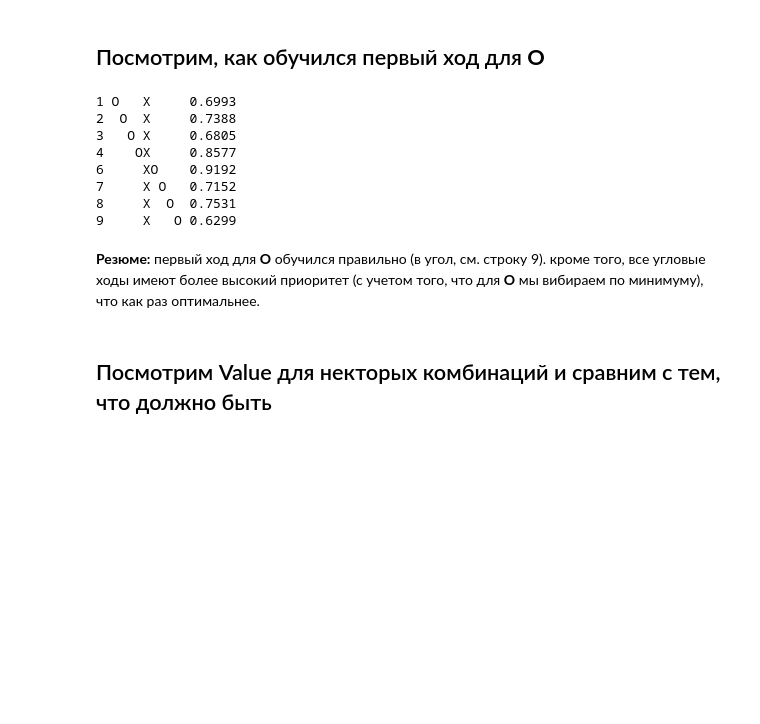
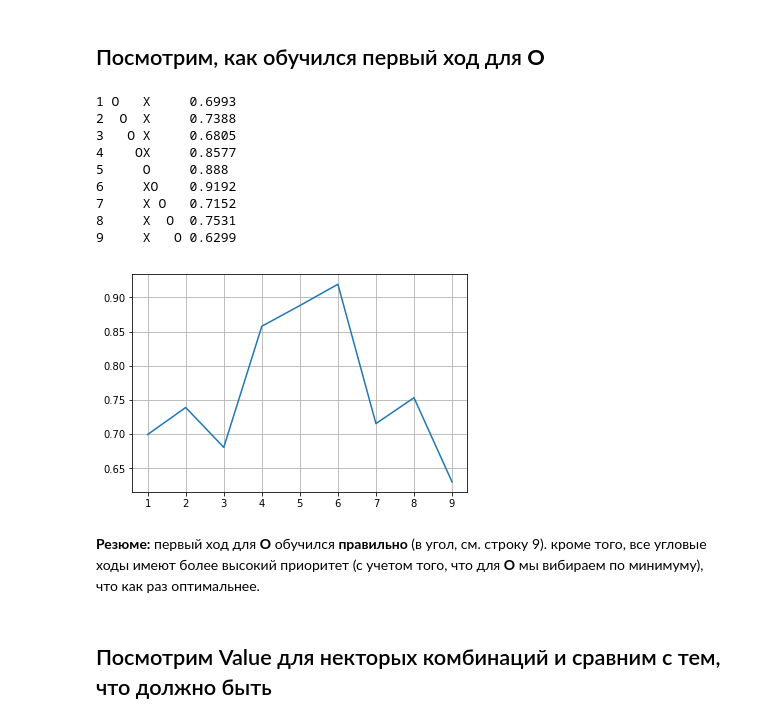
Before and after one commit to shereshevskiy/otus_deep_learning_dle-2020-04, a Jupyter notebook: 16_rl_practice_tic-tac-toe/hw16_tictactoe_Q-func.ipynb, the cells around one changed output. Drawn from its saved outputs; the diff is of its cells as text; code cells hidden in the pictures; blank space fills up the shorter version.

```diff
--- a/16_rl_practice_tic-tac-toe/hw16_tictactoe_Q-func.ipynb
+++ b/16_rl_practice_tic-tac-toe/hw16_tictactoe_Q-func.ipynb
@@ -400,27 +423,34 @@ for i in range(9):
 # %% [markdown]
 ## Посмотрим, как обучился первый ход для **О**
 # %%
+move_values = []
 for i in range(9):
-    if i + 1 == 5:
-        continue
     state = [' '] * 9
     state[4] = 'X'
     move = state.copy()
     move[i] = 'O'
     move = ''.join(move)
     state = ''.join(state)
-    print(i + 1, move, round(agent.Q_func(state, move).item(), 4))
+    move_value = round(agent.Q_func(state, move).item(), 4)
+    if i + 1 == 5:
+        move_value = 0.888
+    print(i + 1, move, move_value)
+    move_values.append(move_value)
+plt.plot(range(1, len(move_values)+1), move_values);
+plt.grid()
 # %% [output]
 1 O   X     0.6993
 2  O  X     0.7388
 3   O X     0.6805
 4    OX     0.8577
+5     O     0.888
 6     XO    0.9192
 7     X O   0.7152
 8     X  O  0.7531
 9     X   O 0.6299
+[figure, added]
 # %% [markdown]
-**Резюме:** первый ход для **О** обучился правильно (в угол, см. строку 9). кроме того, все угловые ходы имеют более высокий приоритет (с учетом того, что для **О** мы вибираем по минимуму), что как раз оптимальнее.
+**Резюме:** первый ход для **О** обучился **правильно** (в угол, см. строку 9). кроме того, все угловые ходы имеют более высокий приоритет (с учетом того, что для **О** мы вибираем по минимуму), что как раз оптимальнее.
 # %% [markdown]
 ## Посмотрим Value для некторых комбинаций и сравним с тем, что должно быть
 # %% [markdown]
```
Also changed, not shown: parts of 4 cells of this notebook.
